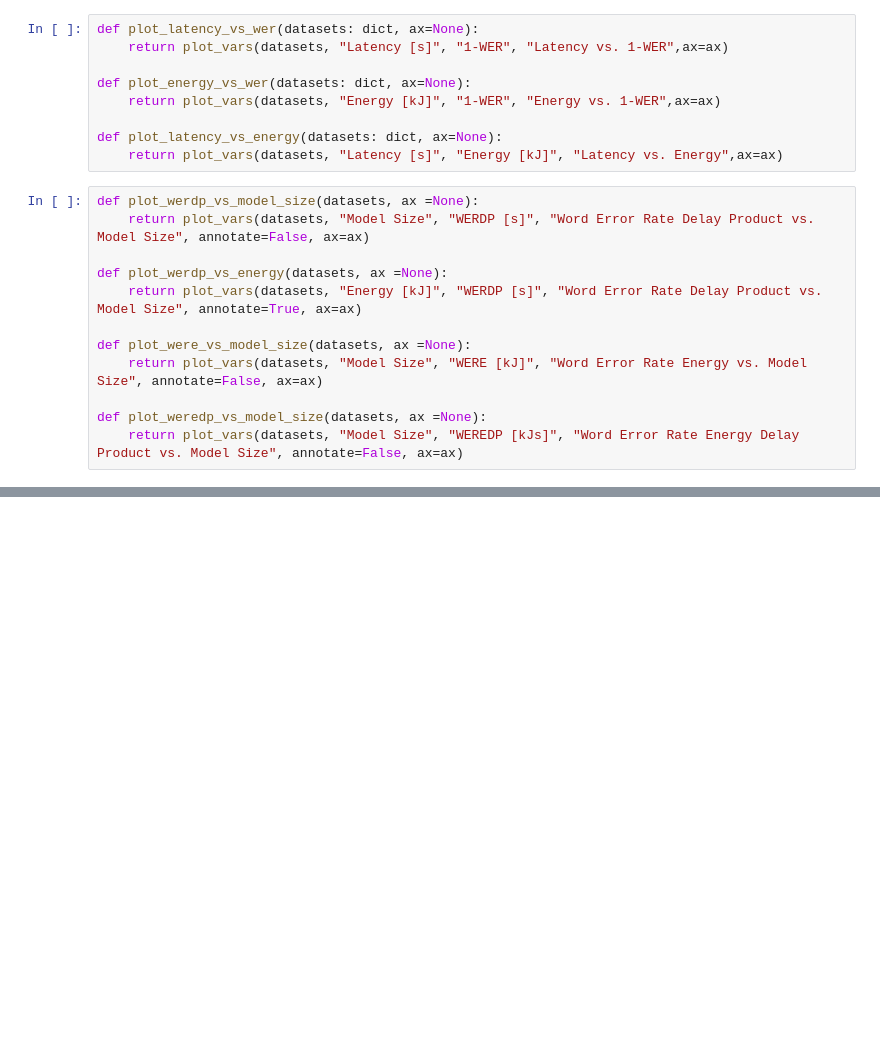
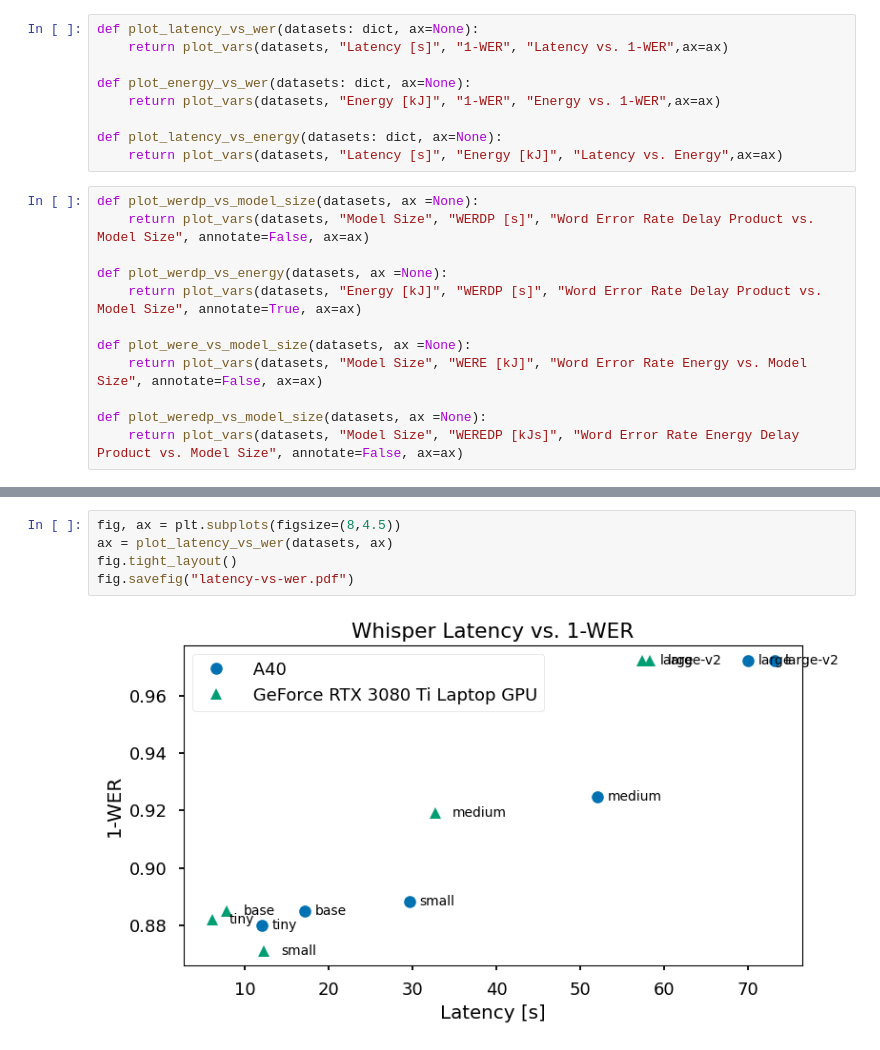
Before and after one commit to sirexeclp/pre-trained-models-workshop, a Jupyter notebook: benchmarks/benchmark_analysis.ipynb, the cells around one changed output, grey strips where cells are left out. Saved outputs shown, nothing was run; the diff lists cells and outputs as text; blank space fills up the shorter version.

```diff
--- a/benchmarks/benchmark_analysis.ipynb
+++ b/benchmarks/benchmark_analysis.ipynb
@@ -75,0 +82,7 @@ fig.tight_layout()
+# %%
+fig, ax = plt.subplots(figsize=(8,4.5))
+ax = plot_latency_vs_wer(datasets, ax)
+fig.tight_layout()
+fig.savefig("latency-vs-wer.pdf")
+# %% [output]
+[figure, added]
```
Also changed, not shown: parts of 4 cells of this notebook.
